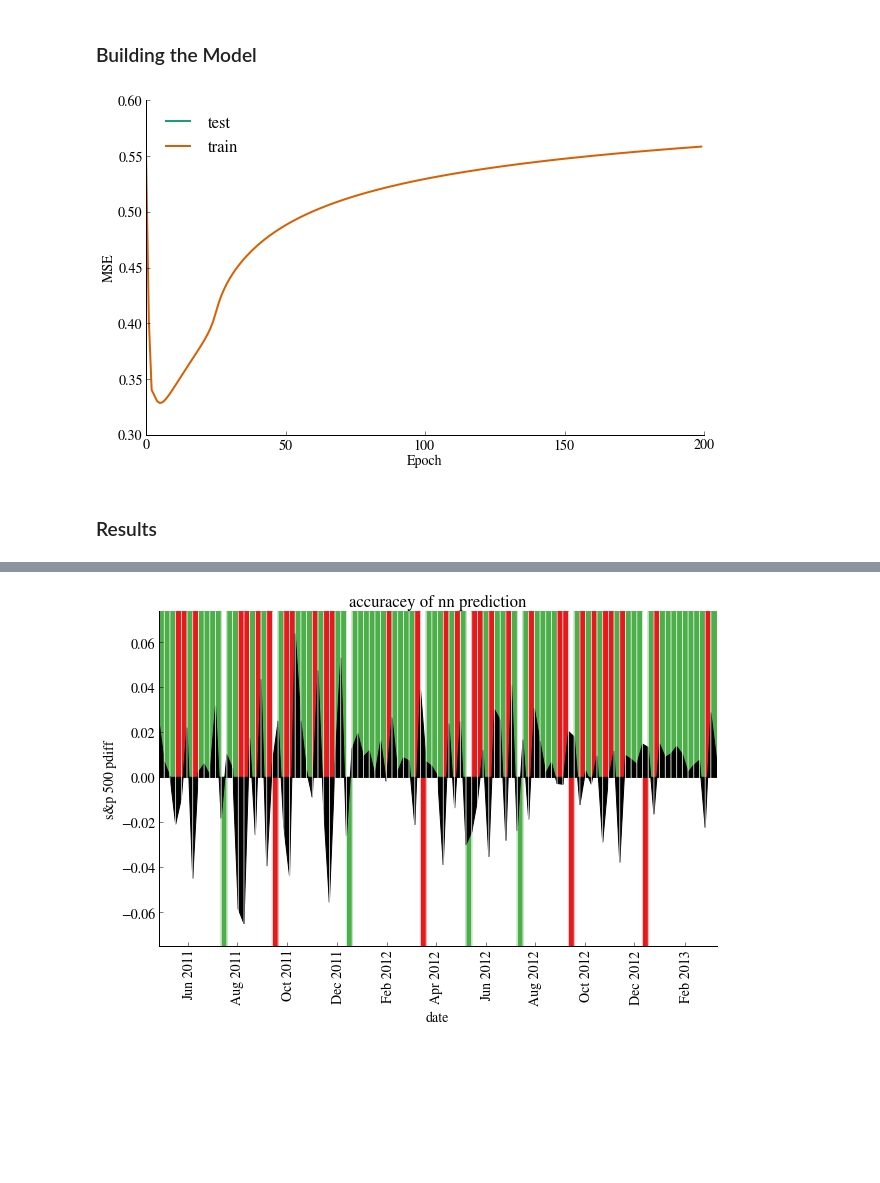
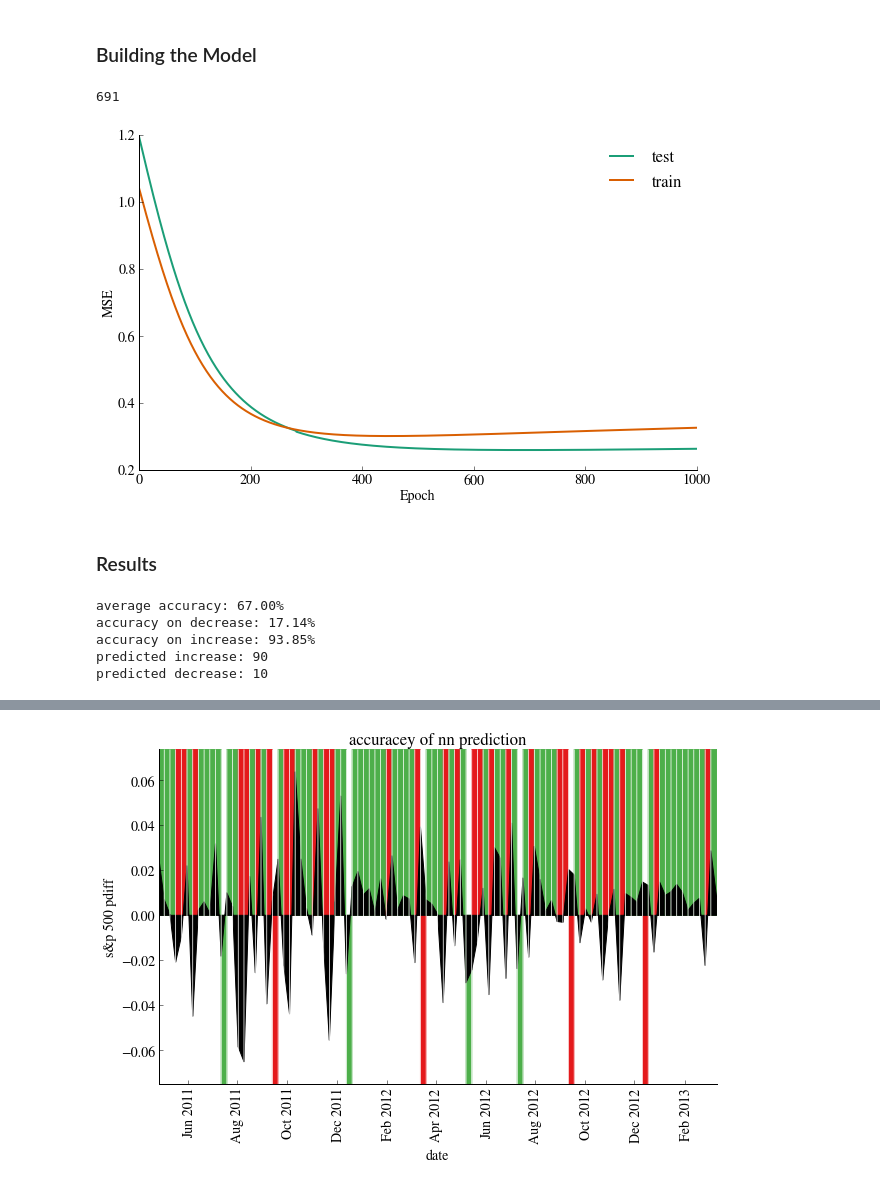
Before and after one commit to jrosen3/cs109annstock, a Jupyter notebook: Master.ipynb, the cells around one changed output, grey strips where cells are left out. Cells and saved outputs as stored; diff of their text form; code cells hidden in the pictures; blank space fills up the shorter version.

```diff
--- a/Master.ipynb
+++ b/Master.ipynb
@@ -261,6 +261,8 @@ def percentageDifference(df, columns):
     for i in range(1, len(df)):
         for ncolumn in diff_columns:
             df[ncolumn+"_pdiff"].ix[i] = (df[ncolumn].ix[i] - df[ncolumn].ix[i-1]) / df[ncolumn].ix[i-1]
+            if np.logical_not(np.isfinite(df[ncolumn+"_pdiff"].ix[i])):
+                df[ncolumn+"_pdiff"].ix[i] = 0
     return df[1:]
 # %%
 dataset = percentageDifference(dataset, data.keys())
@@ -603,7 +609,7 @@ class Neural_Net:
         #matrix that stores thresholded signals
         self.signals = numpy.zeros(shape=((non[0]+1),(non[0]+1)))
         #(tunable) learning_rate used in backpropagation
-        self.learning_rate = .05
+        self.learning_rate = .001
         #initialize weights to be between -2 and 2
         for i in range(1,self.L+1):
             for j in range(1,self.num_of_neurons[i]+1):
@@ -653,11 +659,11 @@ class Neural_Net:
         try:
             return (math.exp(s)-math.exp(-s))/(math.exp(s)+math.exp(-s))
         except OverflowError:
-            return np.inf
+            return 0.
 # %%
 num_of_neurons = [(len(testing[0])-1),7,1]
 network = Neural_Net(num_of_neurons,2)
-e = 200
+e = 1000
 train = numpy.zeros(shape = (e))
 test = numpy.zeros(shape = (e))
 # %%
@@ -683,14 +689,59 @@ for j in range(testing_rows):
 # %%
 plt.plot(numpy.arange(e), test, lw=2, label = 'test')
 plt.plot(numpy.arange(e), train, lw=2, label = 'train')
 plt.legend(loc=0, frameon=False)
 plt.xlabel('Epoch')
 plt.ylabel('MSE')
 remove_border()
+for i in range(len(test)-1):
+    if test[i] < test[i+1]:
+        print i
+        break
 # %% [output]
+691
-[figure, old version]
+[figure, new version]
 # %% [markdown]
 ### Results ###
+# %%
+def rand_score(testing, nn_results):
+    if len(testing) != len(nn_results):
+        raise Exception('length mismatch')
+
+    ci = 0.
+    cd = 0.
+    ti = 0.
+    pi = 0.
+    pd = 0.
+    for i in range(len(testing)):
+        test = testing[i][-1]
+        result = nn_results[i]
+        if test == 1.:
+            ti += 1.
+        if result > .5:
+            result = 1.
+            pi += 1
+        else:
+            result = 0.
+            pd += 1
+        if test == 1. and result == 1.:
+            ci += 1.
+        elif test == 0. and result == 0.:
+            cd += 1.
+
+    return ci, cd, ti, len(testing)-ti, pi, pd
+
+ci, cd, ti, td, pi, pd = rand_score(testing, nn_results)
+print 'average accuracy: %.2f%%' % ((ci+cd)/(ti+td)*100)
+print 'accuracy on decrease: %.2f%%' % (cd/td*100)
+print 'accuracy on increase: %.2f%%' % (ci/ti*100)
+print 'predicted increase: %d' % pi
+print 'predicted decrease: %d' % pd
+# %% [output]
+average accuracy: 67.00%
+accuracy on decrease: 17.14%
+accuracy on increase: 93.85%
+predicted increase: 90
+predicted decrease: 10
 # %%
 def score(df, split, nn_results):
     t = df[-split:]
```
Also changed, not shown: parts of 11 cells of this notebook.
